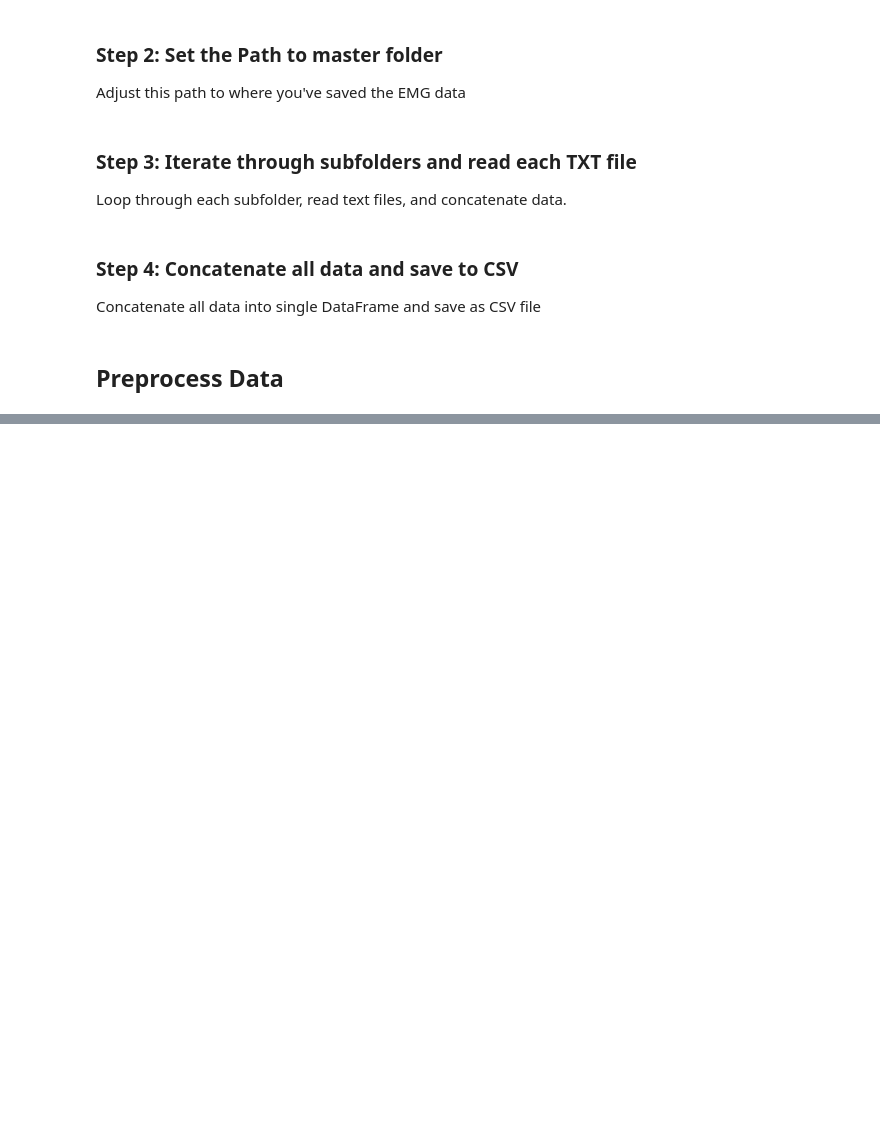
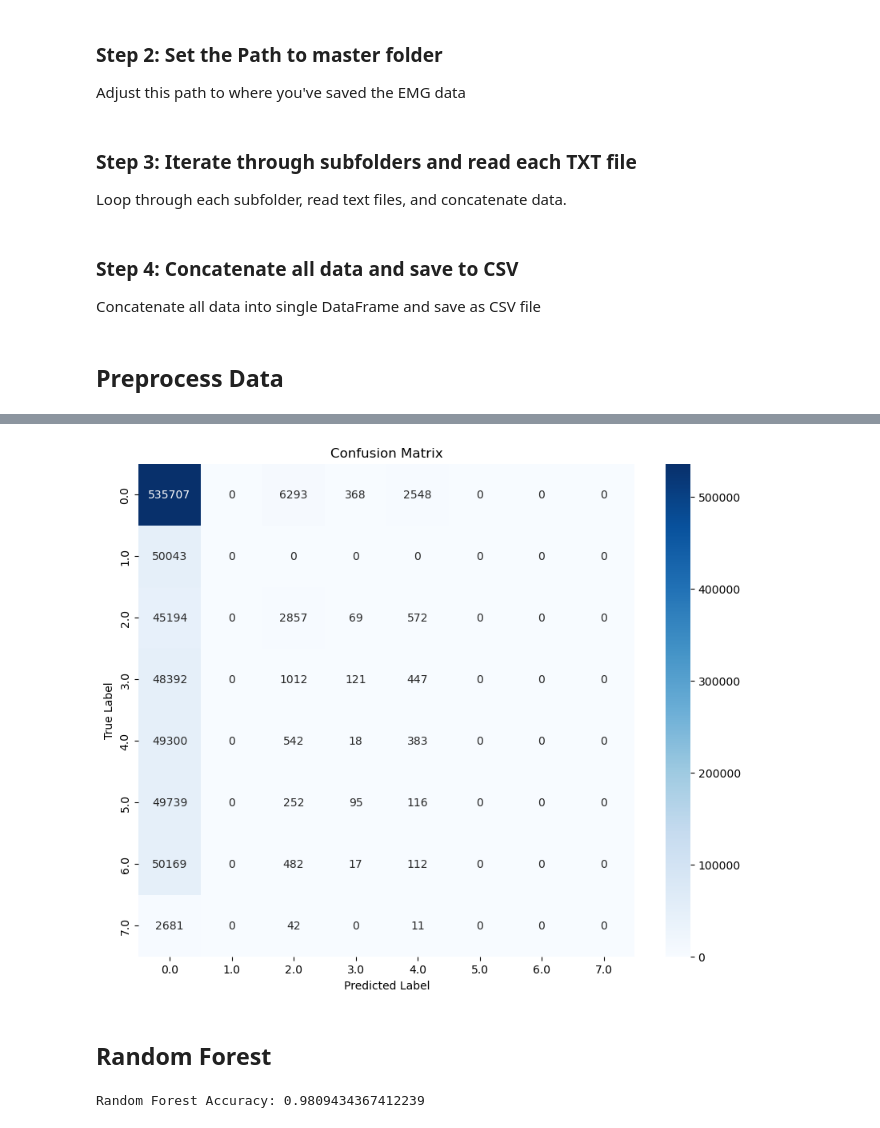
Before and after one commit to franciscotimoh/emg-experiment, a Jupyter notebook: emg-experiment.ipynb, the cells around one changed output, grey strips where cells are left out. Saved outputs shown, nothing was run; the diff lists cells and outputs as text; code cells hidden in the pictures; blank space fills up the shorter version.

```diff
--- a/emg-experiment.ipynb
+++ b/emg-experiment.ipynb
@@ -173,0 +143,4 @@ plt.show()
+# %%
+# Removing Rows with NaN:
+classes = classes.dropna()
+features = features.loc[classes.index] # Keep features aligned
@@ -173,0 +158,8 @@ plt.show()
+# %%
+from sklearn.model_selection import train_test_split
+
+X_train, X_test, y_train, y_test = train_test_split(
+    features[["MAV", "RMS", "SD"]], classes, test_size=0.2, random_state=42
+)
+
+# Note to self: features (input data) and classes (output labels) are paired by rows
@@ -173,0 +170,9 @@ plt.show()
+# %%
+# Import and train the model
+from sklearn.linear_model import LogisticRegression
+
+# Initialize the model
+lr_model = LogisticRegression(random_state=42, max_iter=500)
+
+# Train the model on training data
+lr_model.fit(X_train, y_train.values.ravel())
@@ -173,0 +201,2 @@ plt.show()
+# %%
+lr_y_pred = lr_model.predict(X_test)
@@ -173,0 +231,14 @@ plt.show()
+# %%
+lr_conf_matrix = confusion_matrix(y_test, lr_y_pred)
+
+# Plot confusion matrix heatmap
+plt.figure(figsize=(10, 8))
+sns.heatmap(lr_conf_matrix, annot=True, fmt="d", cmap="Blues", xticklabels=classes.unique(), yticklabels=classes.unique())
+plt.xlabel("Predicted Label")
+plt.ylabel("True Label")
+plt.title("Confusion Matrix")
+plt.show()
+# %% [output]
+[figure, added]
+# %% [markdown]
+## Random Forest
@@ -173,0 +247,5 @@ plt.show()
+# %%
+rf_accuracy = accuracy_score(y_test, rf_y_pred)
+print("Random Forest Accuracy:", rf_accuracy)
+# %% [output]
+Random Forest Accuracy: 0.9809434367412239
```
Also changed, not shown: parts of 32 cells of this notebook.
